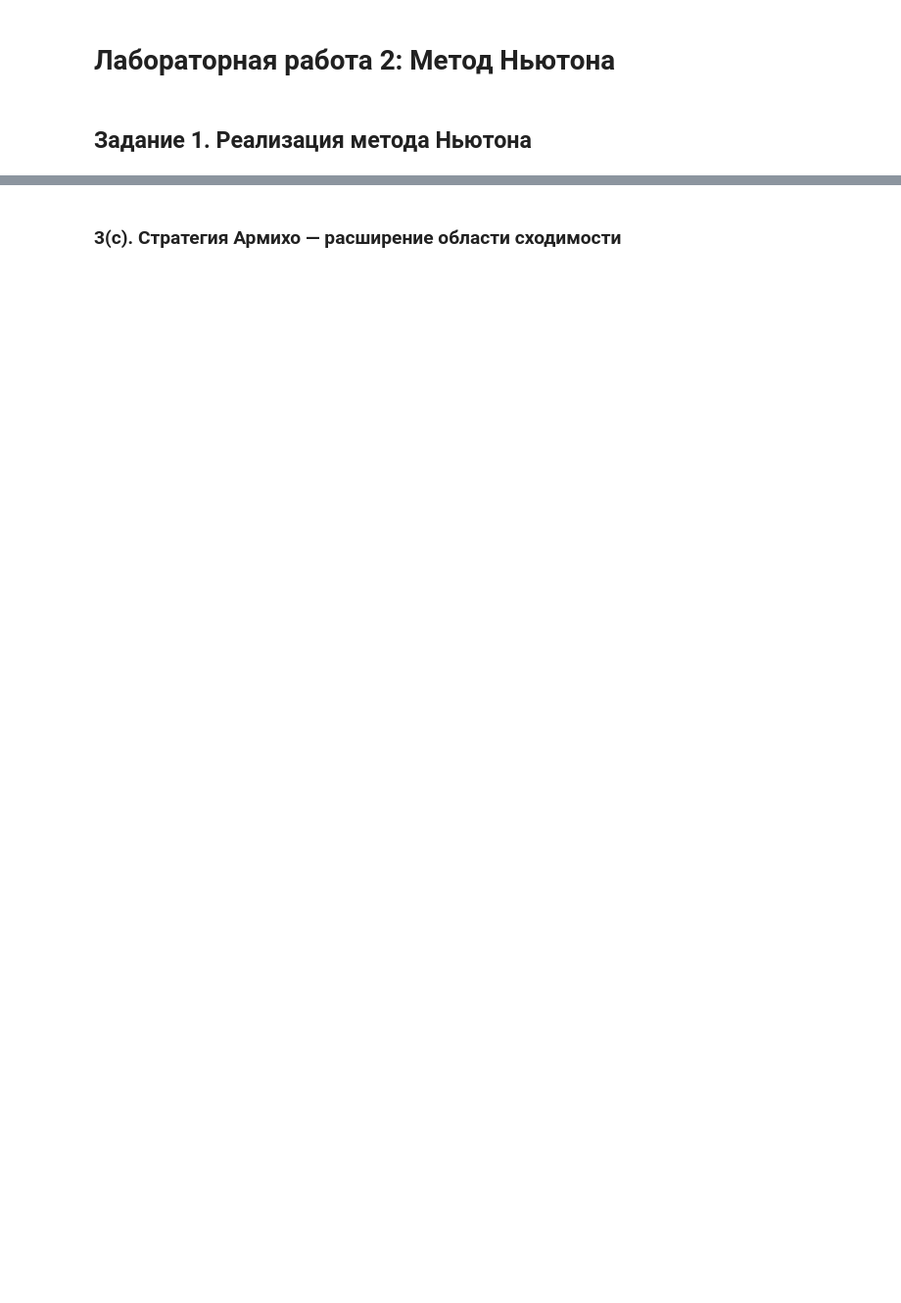
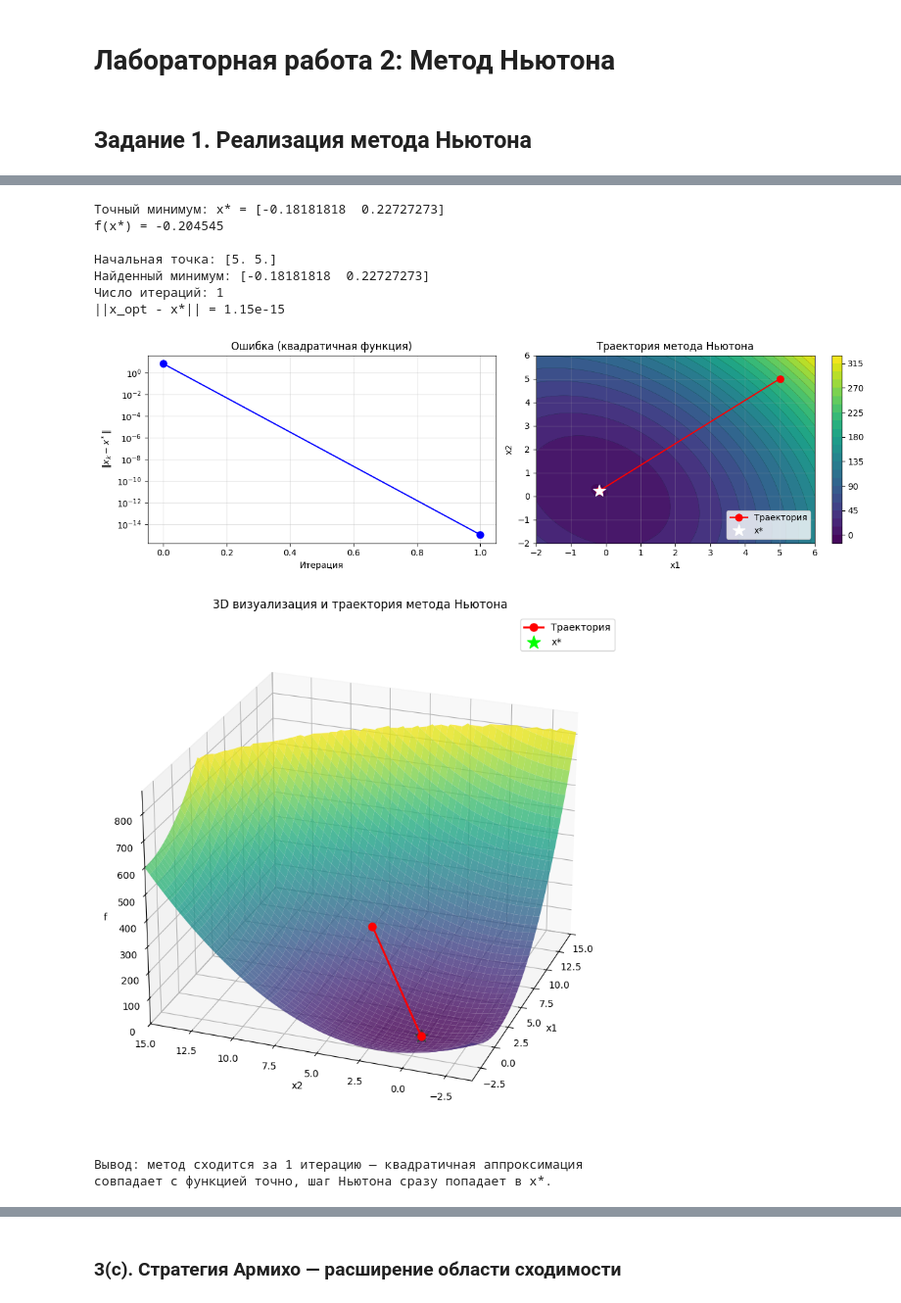
Before and after one commit to 806hbca/MetOp_LR2, a Jupyter notebook: LR2.ipynb, the cells around one changed output, grey strips where cells are left out. Shown at 98% size. Saved outputs shown, nothing was run; the diff lists cells and outputs as text; code cells hidden in the pictures; blank space fills up the shorter version.

```diff
--- a/LR2.ipynb
+++ b/LR2.ipynb
@@ -79,5 +79,6 @@ $$A = \\begin{pmatrix} 4 & 1 \\\\ 1 & 3 \\end{pmatrix}, \\quad b = \\begin{pmatr
 # %%
-# Квадратичная функция
+from mpl_toolkits.mplot3d import Axes3D
+
 A_quad = np.array([[4.0, 1.0],
                    [1.0, 3.0]])
 b_quad = np.array([1.0, -1.0])
@@ -93,40 +94,77 @@ def hess_quad(x):
 
 x_star_quad = -0.5 * np.linalg.solve(A_quad, b_quad)
 print(f"Точный минимум: x* = {x_star_quad}")
 print(f"f(x*) = {f_quad(x_star_quad):.6f}")
 
 x0 = np.array([5.0, 5.0])
 x_opt, history = newton_method(f_quad, grad_quad, hess_quad, x0,
                                 alpha_strategy="constant", alpha=1.0, tol=1e-12)
 
 print(f"\nНачальная точка: {x0}")
 print(f"Найденный минимум: {x_opt}")
 print(f"Число итераций: {len(history) - 1}")
 print(f"||x_opt - x*|| = {np.linalg.norm(x_opt - x_star_quad):.2e}")
 
 errors = [np.linalg.norm(np.array(h) - x_star_quad) for h in history]
+traj = np.array(history)
+traj_z = np.array([f_quad(h) for h in history])
+
+xs2d = np.linspace(-2, 6, 200)
+ys2d = np.linspace(-2, 6, 200)
+Xg2d, Yg2d = np.meshgrid(xs2d, ys2d)
+Zg2d = np.array([[f_quad(np.array([xi, yi])) for xi in xs2d] for yi in ys2d])
+
+xs3d = np.linspace(-4, 15, 200)
+ys3d = np.linspace(-4, 15, 200)
+Xg3d, Yg3d = np.meshgrid(xs3d, ys3d)
+Zg3d = np.array([[f_quad(np.array([xi, yi])) for xi in xs3d] for yi in ys3d])
+z_clip = np.percentile(Zg3d, 80)
+Zg3d_clip = np.where(Zg3d > z_clip, np.nan, Zg3d)
 
 fig, axes = plt.subplots(1, 2, figsize=(13, 4))
 
 axes[0].semilogy(errors, "b-o", markersize=8)
 axes[0].set_xlabel("Итерация")
 axes[0].set_ylabel(r"$\|x_k - x^*\|$")
 axes[0].set_title("Ошибка (квадратичная функция)")
 axes[0].grid(True, alpha=0.4)
 
-xs = np.linspace(-2, 6, 200)
-ys = np.linspace(-2, 4, 200)
-Xg, Yg = np.meshgrid(xs, ys)
-Zg = np.array([[f_quad(np.array([xi, yi])) for xi in xs] for yi in ys])
-axes[1].contour(Xg, Yg, Zg, levels=25, cmap="viridis")
-traj = np.array(history)
-axes[1].plot(traj[:, 0], traj[:, 1], "r-o", markersize=8, label="Траектория")
-axes[1].plot(*x_star_quad, "g*", markersize=15, label="x*")
+cf = axes[1].contourf(Xg2d, Yg2d, Zg2d, levels=25, cmap="viridis")
+axes[1].contour(Xg2d, Yg2d, Zg2d, levels=25, colors="k", linewidths=0.3, alpha=0.4)
+plt.colorbar(cf, ax=axes[1])
+axes[1].plot(traj[:, 0], traj[:, 1], "r-o", markersize=8, label="Траектория", zorder=5)
+axes[1].plot(*x_star_quad, "w*", markersize=15, label="x*", zorder=6)
 axes[1].set_xlabel("x1"); axes[1].set_ylabel("x2")
 axes[1].set_title("Траектория метода Ньютона")
-axes[1].legend(); axes[1].grid(True, alpha=0.4)
+axes[1].legend(loc="lower right"); axes[1].grid(True, alpha=0.3)
 plt.tight_layout(); plt.show()
+
+fig3d = plt.figure(figsize=(12, 8))
+ax3d = fig3d.add_subplot(111, projection="3d")
+ax3d.plot_surface(Xg3d, Yg3d, Zg3d_clip, cmap="viridis", alpha=0.80, edgecolor="none")
+ax3d.plot(traj[:, 0], traj[:, 1], traj_z,
+          "r-o", markersize=8, lw=2, zorder=5, label="Траектория")
+ax3d.scatter([x_star_quad[0]], [x_star_quad[1]], [f_quad(x_star_quad)],
+             color="lime", s=200, marker="*", zorder=6, label="x*")
+ax3d.set_xlim(-4, 15); ax3d.set_ylim(-4, 15); ax3d.set_zlim(bottom=np.nanmin(Zg3d_clip))
+ax3d.set_xlabel("x1"); ax3d.set_ylabel("x2"); ax3d.set_zlabel("f")
+ax3d.set_title("3D визуализация и траектория метода Ньютона")
+ax3d.view_init(elev=25, azim=200)
+ax3d.dist = 12
+ax3d.legend(); plt.tight_layout(); plt.show()
 
 print("\nВывод: метод сходится за 1 итерацию — квадратичная аппроксимация")
 print("совпадает с функцией точно, шаг Ньютона сразу попадает в x*.")
+# %% [output]
+Точный минимум: x* = [-0.18181818  0.22727273]
+f(x*) = -0.204545
+
+Начальная точка: [5. 5.]
+Найденный минимум: [-0.18181818  0.22727273]
+Число итераций: 1
+||x_opt - x*|| = 1.15e-15
+[figure, added]
+[figure, added]
+Вывод: метод сходится за 1 итерацию — квадратичная аппроксимация
+совпадает с функцией точно, шаг Ньютона сразу попадает в x*.
 # %% [markdown]
```
Also changed, not shown: parts of 16 cells of this notebook.
